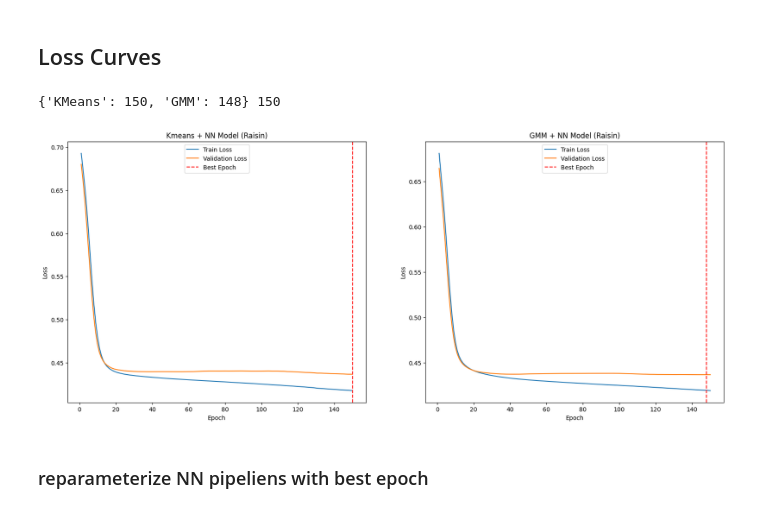
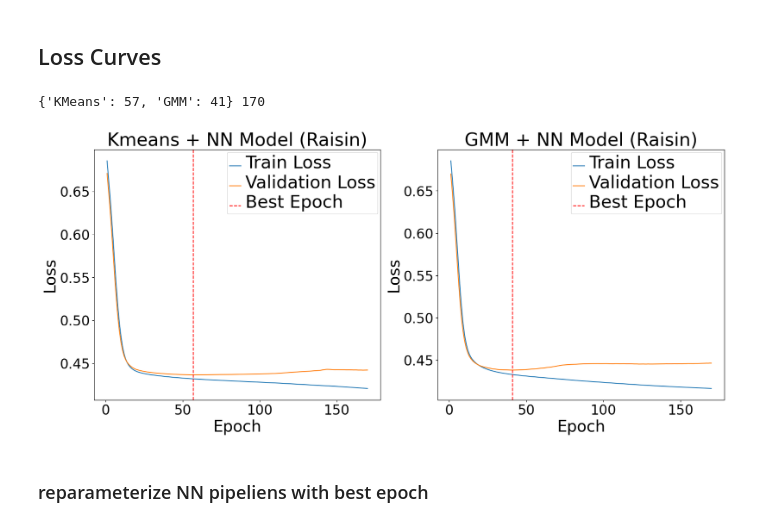
Before and after one commit to climberwb/ML, a Jupyter notebook: A3/NNandClusteringRaisin.ipynb, the cells around one changed output. Saved outputs shown, nothing was run; the diff lists cells and outputs as text; code cells hidden in the pictures.

```diff
--- a/A3/NNandClusteringRaisin.ipynb
+++ b/A3/NNandClusteringRaisin.ipynb
@@ -77,7 +77,7 @@ best_net_inputs_raisin =   {
     "module__hidden_layers": 1,
     "module__activation": torch.nn.ReLU(),
     "optimizer__lr": 0.0025,
-    "max_epochs": 150, # 88 for raisin
+    "max_epochs": 170, # 88 for raisin
     "module__input_dim": 7,
     "module__output_dim": 2,
 
@@ -120,36 +120,36 @@ best_epoch_gmm = np.argmin(avg_val_loss_gmm) + 1
 fig, axs = plt.subplots(1, 2, figsize=(20, 8))
 
 # Kmeans subplot
 x_range = range(1, len(avg_train_loss_kmeans) + 1)
 axs[0].plot(x_range,avg_train_loss_kmeans, label='Train Loss')# thickiness of the line (linewidth=2
 axs[0].plot(x_range,avg_val_loss_kmeans, label='Validation Loss')
 axs[0].axvline(x=best_epoch_kmeans, color='r', linestyle='--', label='Best Epoch')
 axs[0].set_title('Kmeans + NN Model (Raisin)')
 axs[0].set_xlabel('Epoch')
 axs[0].set_ylabel('Loss')
 axs[0].legend()
 
 x_range = range(1, len(avg_train_loss_gmm) + 1)
 # GMM subplot
 axs[1].plot(x_range, avg_train_loss_gmm, label='Train Loss')
 axs[1].plot(x_range, avg_val_loss_gmm, label='Validation Loss')
 axs[1].axvline(x=best_epoch_gmm, color='r', linestyle='--', label='Best Epoch')
 axs[1].set_title('GMM + NN Model (Raisin)')
 axs[1].set_xlabel('Epoch')
 axs[1].set_ylabel('Loss')
 axs[1].legend()
 
 
 best_epochs = {
     'KMeans': best_epoch_kmeans,
     'GMM': best_epoch_gmm
 }
 
-
+helpers.increase_font_size_subplots_included(plt, constant=2)
 print(best_epochs, len(avg_train_loss_kmeans))
 # %% [output]
-{'KMeans': 150, 'GMM': 148} 150
+{'KMeans': 57, 'GMM': 41} 170
-[figure, old version]
+[figure, new version]
 # %% [markdown]
 ### reparameterize NN pipeliens with best epoch
 # %%
```
Also changed, not shown: parts of 6 cells of this notebook, 6 other files.
